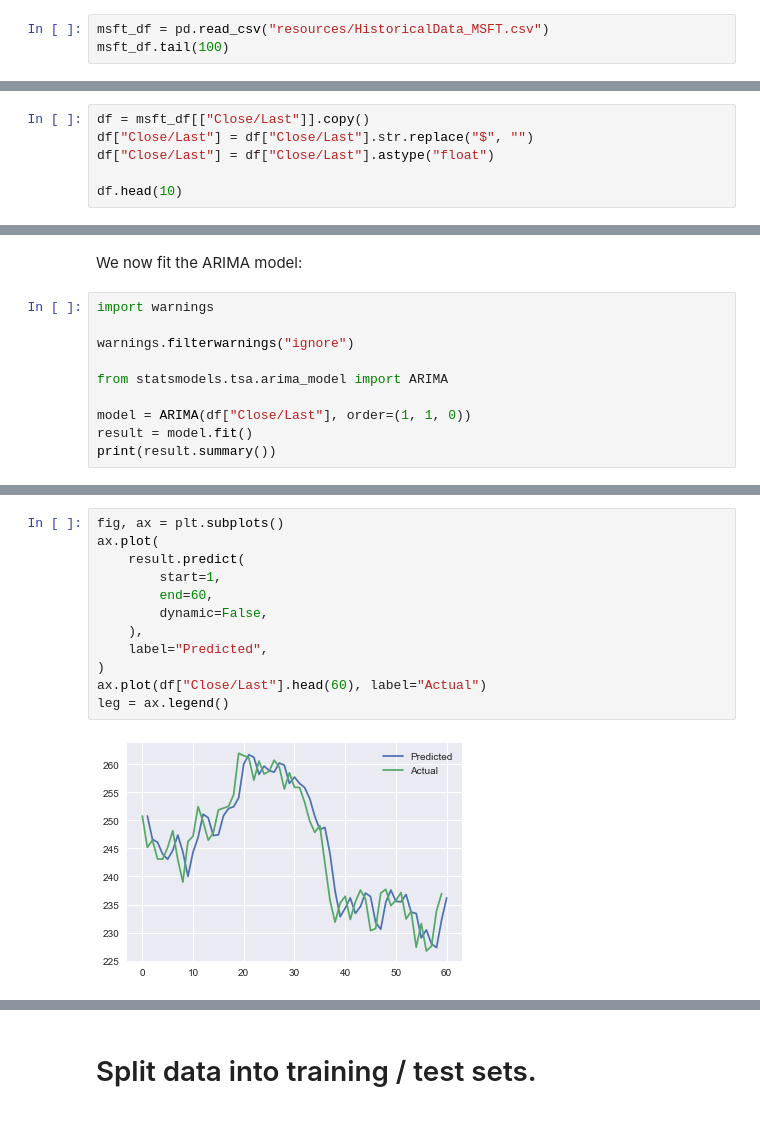
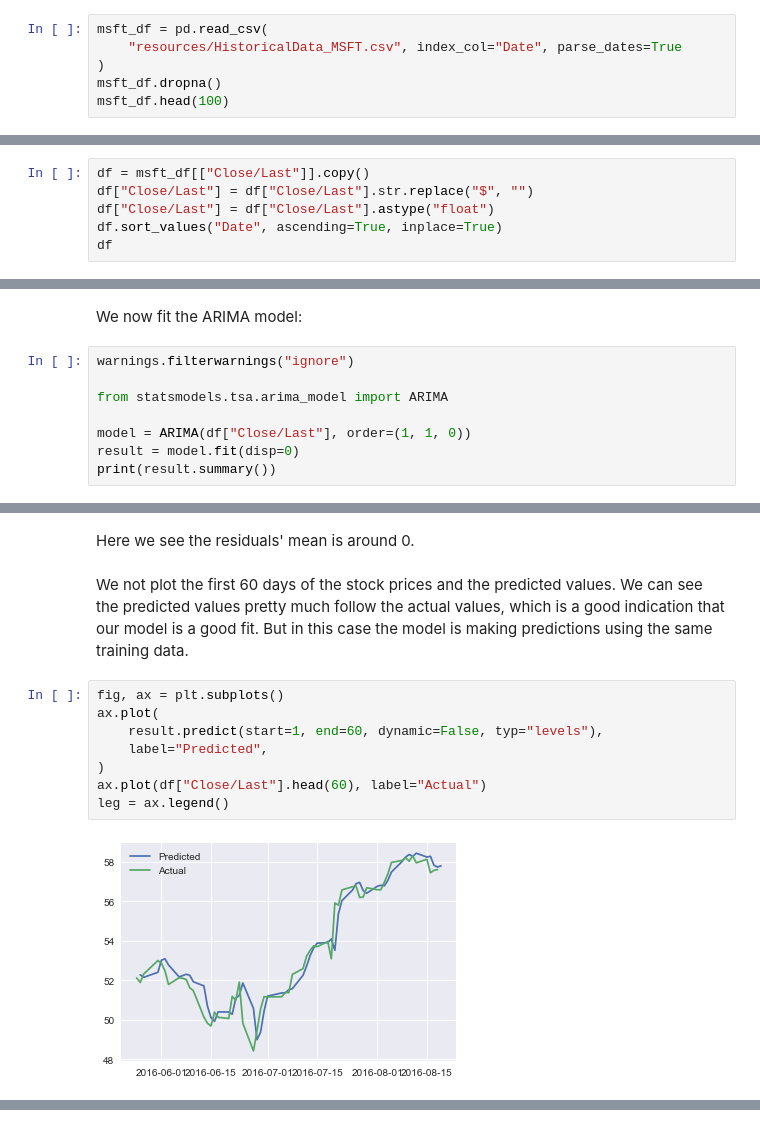
Before and after one commit to databootcamp-final-project/group4-final-project, a Jupyter notebook: ARIMA.ipynb, the cells around one changed output, grey strips where cells are left out. Cells and saved outputs as stored; diff of their text form.

Commit message:
Completed ARIMA model

```diff
--- a/ARIMA.ipynb
+++ b/ARIMA.ipynb
@@ -20,4 +20,7 @@ The nb_black extension is already loaded. To reload it, use:
 # %%
-msft_df = pd.read_csv("resources/HistoricalData_MSFT.csv")
-msft_df.tail(100)
+msft_df = pd.read_csv(
+    "resources/HistoricalData_MSFT.csv", index_col="Date", parse_dates=True
+)
+msft_df.dropna()
+msft_df.head(100)
 # %% [output]
@@ -39,7 +45,7 @@ msft_df.tail(100)
 df = msft_df[["Close/Last"]].copy()
 df["Close/Last"] = df["Close/Last"].str.replace("$", "")
 df["Close/Last"] = df["Close/Last"].astype("float")
-
-df.head(10)
+df.sort_values("Date", ascending=True, inplace=True)
+df
 # %% [output]
 |  | Close/Last |
@@ -218,14 +221,12 @@ We can see that the automatically computed values (1,1,0) produces a better Akai
 # %% [markdown]
 We now fit the ARIMA model:
 # %%
-import warnings
-
 warnings.filterwarnings("ignore")
 
 from statsmodels.tsa.arima_model import ARIMA
 
 model = ARIMA(df["Close/Last"], order=(1, 1, 0))
-result = model.fit()
+result = model.fit(disp=0)
 print(result.summary())
 # %% [output]
                              ARIMA Model Results
@@ -280,18 +285,16 @@ ax2.hist(residuals, density=True)
 [interactive output not drawn]
+# %% [markdown]
+Here we see the residuals' mean is around 0.
+# %% [markdown]
+We not plot the first 60 days of the stock prices and the predicted values.  We can see the predicted values pretty much follow the actual values, which is a good indication that our model is a good fit.  But in this case the model is making predictions using the same training data.
 # %%
 fig, ax = plt.subplots()
 ax.plot(
-    result.predict(
-        start=1,
-        end=60,
-        dynamic=False,
-    ),
+    result.predict(start=1, end=60, dynamic=False, typ="levels"),
     label="Predicted",
 )
 ax.plot(df["Close/Last"].head(60), label="Actual")
 leg = ax.legend()
 # %% [output]
-[figure, old version]
+[figure, new version]
 [interactive output not drawn]
-# %% [markdown]
-# Split data into training / test sets.
```
Also changed, not shown: parts of 38 cells of this notebook, 1 other file.
